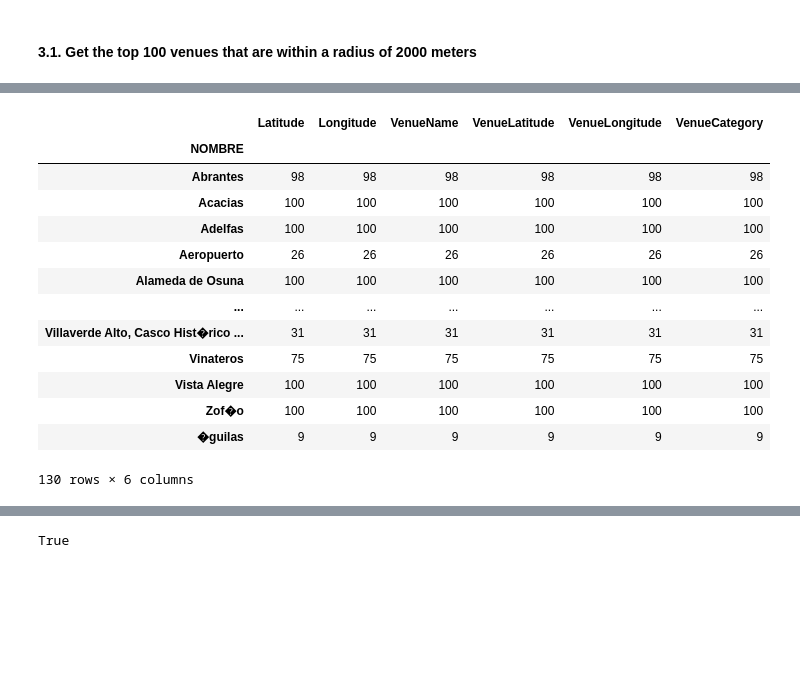
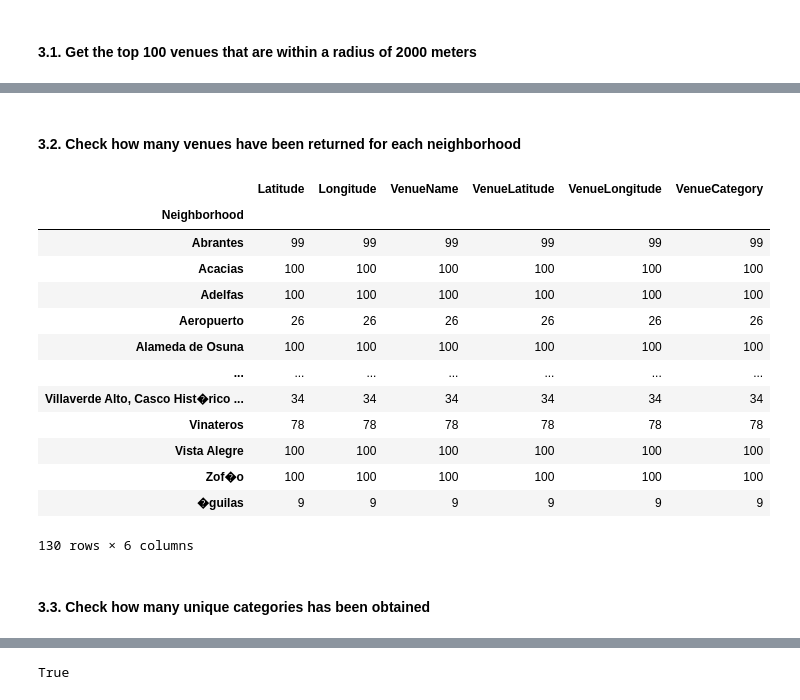
Before and after one commit to mikel-hernandezj/Coursera_Capstone, a Jupyter notebook: Capstone Project - Part II/Capstone_Project_Notebook.ipynb, the cells around one changed output, grey strips where cells are left out. Drawn from its saved outputs; the diff is of its cells as text; code cells hidden in the pictures; blank space fills up the shorter version.

```diff
--- a/Capstone Project - Part II/Capstone_Project_Notebook.ipynb
+++ b/Capstone Project - Part II/Capstone_Project_Notebook.ipynb
@@ -226,23 +244,27 @@ venues_df.head(10)
 | 7 | Palacio | 40.41517 | -3.71273 | Teatro Real de Madrid | 40.418226 | -3.711064 | Opera House |
 | 8 | Palacio | 40.41517 | -3.71273 | El Landó | 40.411900 | -3.715076 | Spanish Restaurant |
 | 9 | Palacio | 40.41517 | -3.71273 | Mercado de San Miguel | 40.415443 | -3.708943 | Market |
+# %% [markdown]
+#### 3.2. Check how many venues have been returned for each neighborhood
 # %%
-venues_df.groupby(["NOMBRE"]).count()
+venues_df.groupby(["Neighborhood"]).count()
 # %% [output]
 |  | Latitude | Longitude | VenueName | VenueLatitude | VenueLongitude | VenueCategory |
-| NOMBRE |  |  |  |  |  |  |
-| Abrantes | 98 | 98 | 98 | 98 | 98 | 98 |
+| Neighborhood |  |  |  |  |  |  |
+| Abrantes | 99 | 99 | 99 | 99 | 99 | 99 |
 | Acacias | 100 | 100 | 100 | 100 | 100 | 100 |
 | Adelfas | 100 | 100 | 100 | 100 | 100 | 100 |
 | Aeropuerto | 26 | 26 | 26 | 26 | 26 | 26 |
 | Alameda de Osuna | 100 | 100 | 100 | 100 | 100 | 100 |
 | ... | ... | ... | ... | ... | ... | ... |
-| Villaverde Alto, Casco Hist�rico ... | 31 | 31 | 31 | 31 | 31 | 31 |
-| Vinateros | 75 | 75 | 75 | 75 | 75 | 75 |
+| Villaverde Alto, Casco Hist�rico ... | 34 | 34 | 34 | 34 | 34 | 34 |
+| Vinateros | 78 | 78 | 78 | 78 | 78 | 78 |
 | Vista Alegre | 100 | 100 | 100 | 100 | 100 | 100 |
 | Zof�o | 100 | 100 | 100 | 100 | 100 | 100 |
 | �guilas | 9 | 9 | 9 | 9 | 9 | 9 |
 130 rows × 6 columns
+# %% [markdown]
+#### 3.3. Check how many unique categories has been obtained
 # %%
 print('There are {} uniques categories.'.format(len(venues_df['VenueCategory'].unique())))
 # %% [output]
```
Also changed, not shown: parts of 52 cells of this notebook, 3 other files.
